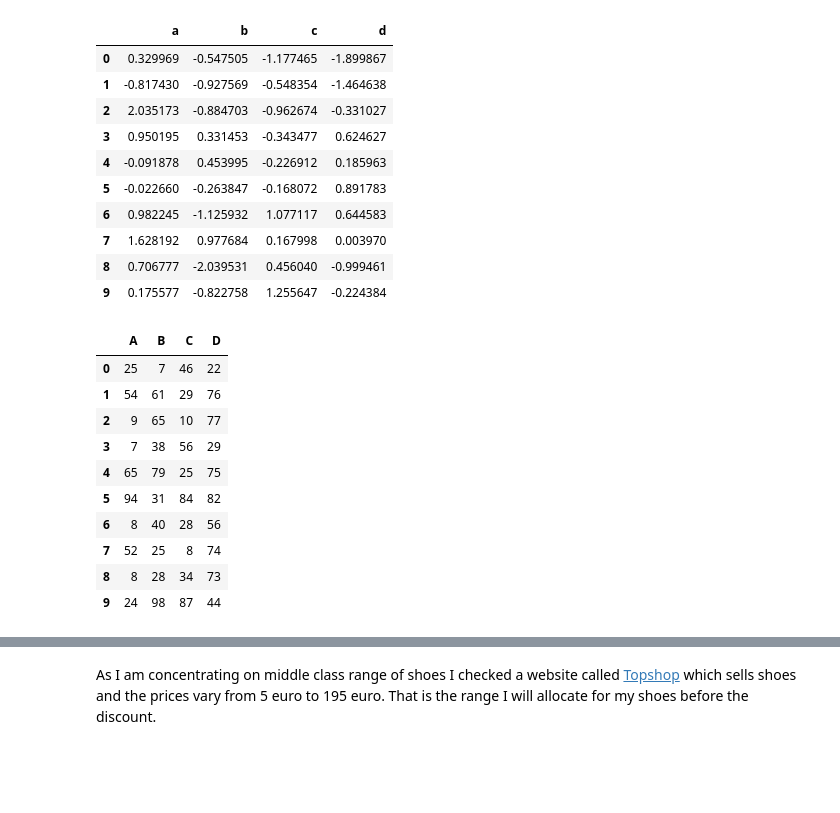
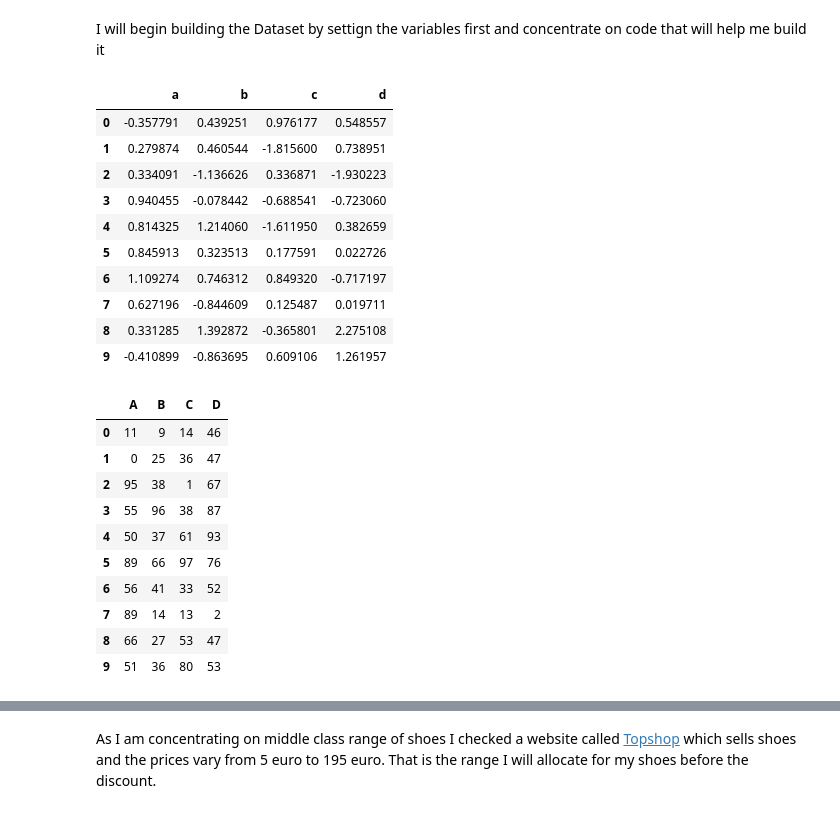
Before and after one commit to MartynaMisk/ProgrammingProject, a Jupyter notebook: RealwolrdPhenomenon.ipynb, the cells around one changed output, grey strips where cells are left out. Drawn from its saved outputs; the diff is of its cells as text; code cells hidden in the pictures; blank space fills up the shorter version.

```diff
--- a/RealwolrdPhenomenon.ipynb
+++ b/RealwolrdPhenomenon.ipynb
@@ -30,34 +40,36 @@ import matplotlib.pyplot as plt
+# %% [markdown]
+I will begin building the Dataset by settign the variables first and concentrate on code that will help me build it
 # %%
-data = pd.DataFrame(np.random.randn(10, 4), columns=list('abcd')) #expolring code that can be used for my datset
-data #columns=list only generates 4 columns
+datadraft = pd.DataFrame(np.random.randn(10, 4), columns=list('abcd')) #expolring code that can be used for my datset
+datadraft #columns=list only generates 4 columns
 #and random.randn is not a function I want
 # %% [output]
 |  | a | b | c | d |
-| 0 | 0.329969 | -0.547505 | -1.177465 | -1.899867 |
-| 1 | -0.817430 | -0.927569 | -0.548354 | -1.464638 |
-| 2 | 2.035173 | -0.884703 | -0.962674 | -0.331027 |
-| 3 | 0.950195 | 0.331453 | -0.343477 | 0.624627 |
-| 4 | -0.091878 | 0.453995 | -0.226912 | 0.185963 |
-| 5 | -0.022660 | -0.263847 | -0.168072 | 0.891783 |
-| 6 | 0.982245 | -1.125932 | 1.077117 | 0.644583 |
-| 7 | 1.628192 | 0.977684 | 0.167998 | 0.003970 |
-| 8 | 0.706777 | -2.039531 | 0.456040 | -0.999461 |
-| 9 | 0.175577 | -0.822758 | 1.255647 | -0.224384 |
+| 0 | -0.357791 | 0.439251 | 0.976177 | 0.548557 |
+| 1 | 0.279874 | 0.460544 | -1.815600 | 0.738951 |
+| 2 | 0.334091 | -1.136626 | 0.336871 | -1.930223 |
+| 3 | 0.940455 | -0.078442 | -0.688541 | -0.723060 |
+| 4 | 0.814325 | 1.214060 | -1.611950 | 0.382659 |
+| 5 | 0.845913 | 0.323513 | 0.177591 | 0.022726 |
+| 6 | 1.109274 | 0.746312 | 0.849320 | -0.717197 |
+| 7 | 0.627196 | -0.844609 | 0.125487 | 0.019711 |
+| 8 | 0.331285 | 1.392872 | -0.365801 | 2.275108 |
+| 9 | -0.410899 | -0.863695 | 0.609106 | 1.261957 |
 # %%
-data = pd.DataFrame(np.random.randint(0,100,size=(10, 4)), columns=list('ABCD')) #randint accepts the size
-# creates an output array of size (10,4) with random integer elements between (0,100)
-data #still not exactly what I am looking for.
+datadraft = pd.DataFrame(np.random.randint(0,100,size=(10, 4)), columns=list('ABCD')) #randint accepts the size
+#creates an output array of size (10,4) with random integer elements between (0,100)
+datadraft #still not exactly what I am looking for.
 # I want each column to be named differently and have still relative data within its true range
 # %% [output]
 |  | A | B | C | D |
-| 0 | 25 | 7 | 46 | 22 |
-| 1 | 54 | 61 | 29 | 76 |
-| 2 | 9 | 65 | 10 | 77 |
-| 3 | 7 | 38 | 56 | 29 |
-| 4 | 65 | 79 | 25 | 75 |
-| 5 | 94 | 31 | 84 | 82 |
-| 6 | 8 | 40 | 28 | 56 |
-| 7 | 52 | 25 | 8 | 74 |
-| 8 | 8 | 28 | 34 | 73 |
-| 9 | 24 | 98 | 87 | 44 |
+| 0 | 11 | 9 | 14 | 46 |
+| 1 | 0 | 25 | 36 | 47 |
+| 2 | 95 | 38 | 1 | 67 |
+| 3 | 55 | 96 | 38 | 87 |
+| 4 | 50 | 37 | 61 | 93 |
+| 5 | 89 | 66 | 97 | 76 |
+| 6 | 56 | 41 | 33 | 52 |
+| 7 | 89 | 14 | 13 | 2 |
+| 8 | 66 | 27 | 53 | 47 |
+| 9 | 51 | 36 | 80 | 53 |
 # %%
```
Also changed, not shown: parts of 32 cells of this notebook.
